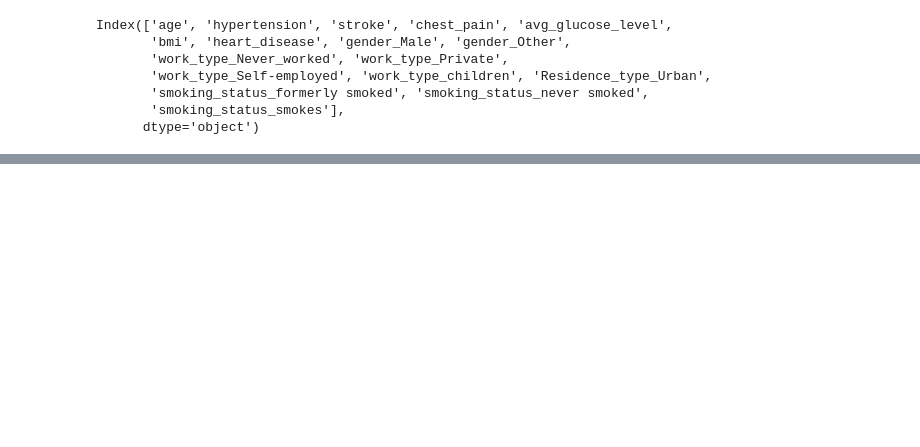
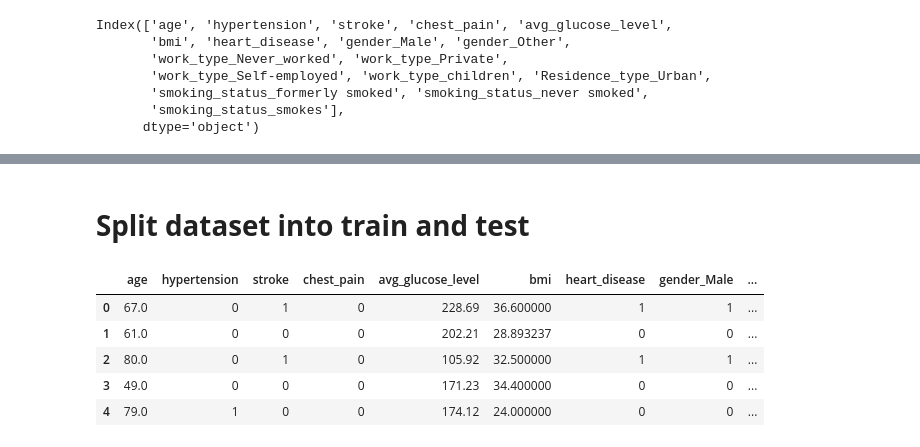
Before and after one commit to zisx96/heart-disease-P, a Jupyter notebook: heartprediction.ipynb, the cells around one changed output, grey strips where cells are left out. Saved outputs shown, nothing was run; the diff lists cells and outputs as text; code cells hidden in the pictures; blank space fills up the shorter version.

```diff
--- a/heartprediction.ipynb
+++ b/heartprediction.ipynb
@@ -481,0 +484,11 @@ plt.show()
+# %% [markdown]
+# **Split dataset into train and test**
+# %%
+data.head()
+# %% [output]
+|  | age | hypertension | stroke | chest_pain | avg_glucose_level | bmi | heart_disease | gender_Male | ... |
+| 0 | 67.0 | 0 | 1 | 0 | 228.69 | 36.600000 | 1 | 1 | ... |
+| 1 | 61.0 | 0 | 0 | 0 | 202.21 | 28.893237 | 0 | 0 | ... |
+| 2 | 80.0 | 0 | 1 | 0 | 105.92 | 32.500000 | 1 | 1 | ... |
+| 3 | 49.0 | 0 | 0 | 0 | 171.23 | 34.400000 | 0 | 0 | ... |
+| 4 | 79.0 | 1 | 0 | 0 | 174.12 | 24.000000 | 0 | 0 | ... |
```
Also changed, not shown: parts of 34 cells of this notebook.
